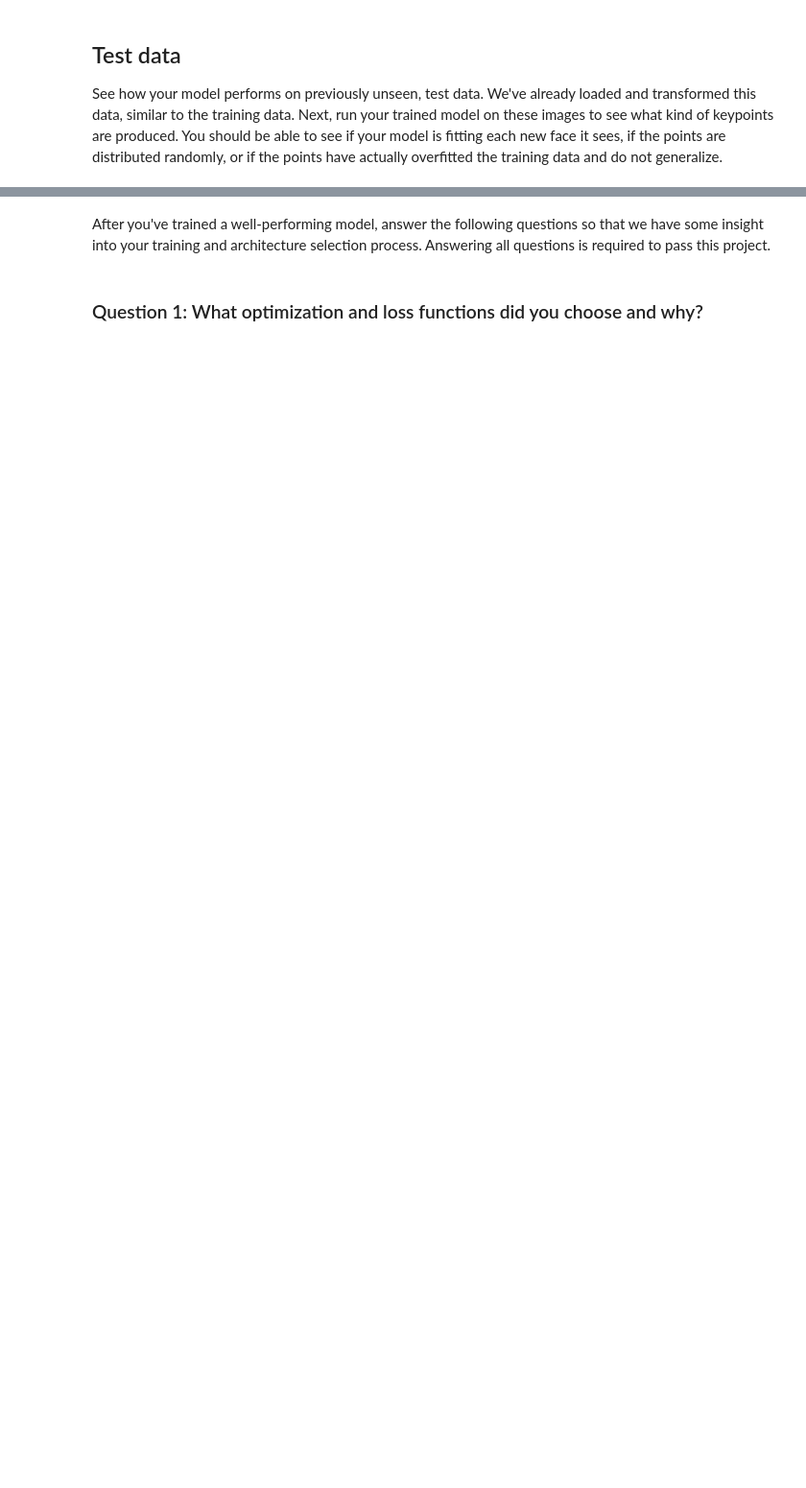
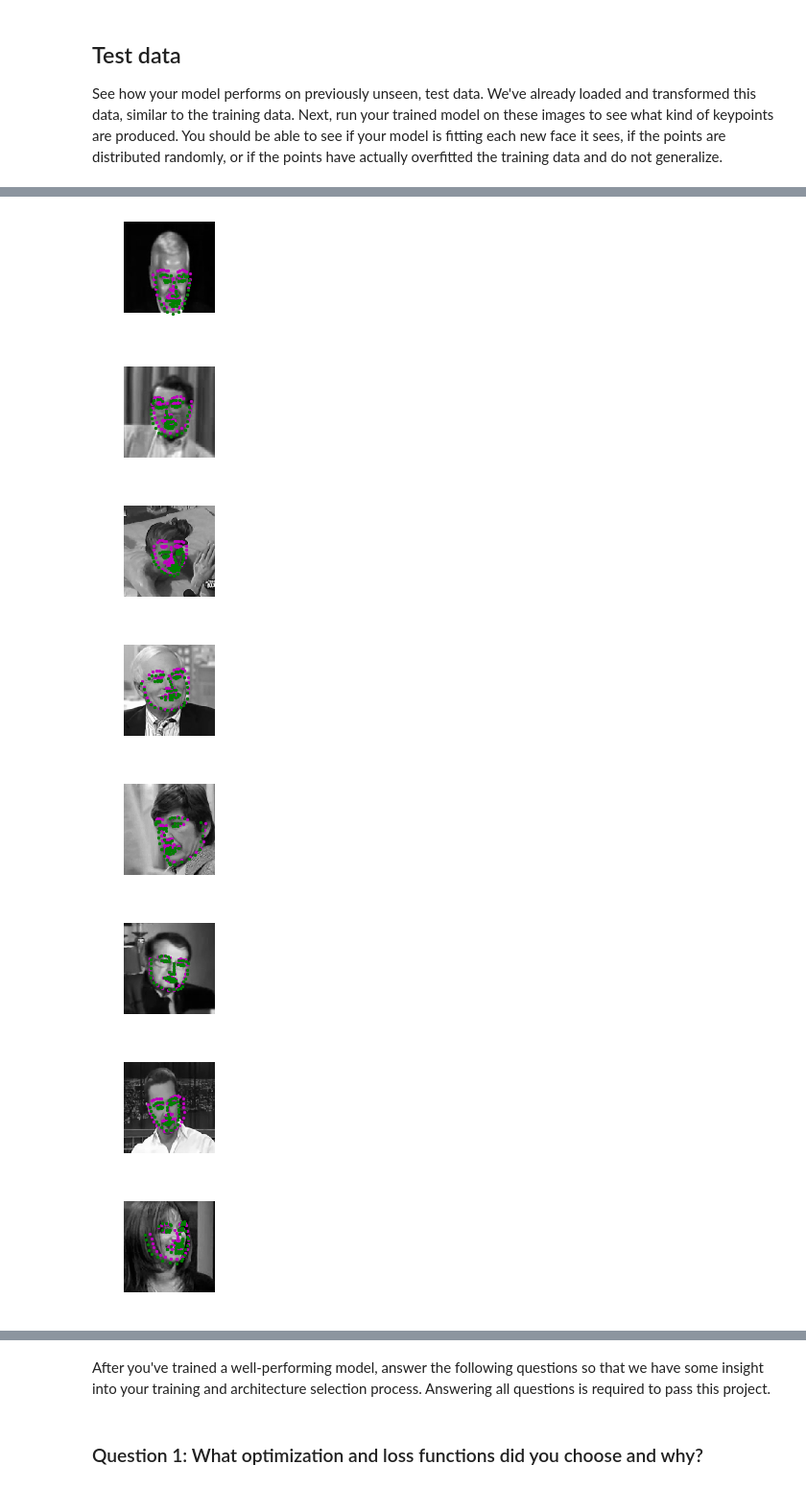
Before and after one commit to chief1988/P1_Facial_Keypoints, a Jupyter notebook: 2. Define the Network Architecture.ipynb, the cells around one changed output, grey strips where cells are left out. Shown: that part at 96% size. Cells and saved outputs as stored; diff of their text form; code cells hidden in the pictures; blank space fills up the shorter version.

```diff
--- a/2. Define the Network Architecture.ipynb
+++ b/2. Define the Network Architecture.ipynb
@@ -128,8 +174,8 @@ data_transform = transforms.Compose([Rescale(225),
 assert(data_transform is not None), 'Define a data_transform'
 # %%
 # create the transformed dataset
-transformed_dataset = FacialKeypointsDataset(csv_file='data/training_frames_keypoints.csv',
-                                             root_dir='data/training/',
+transformed_dataset = FacialKeypointsDataset(csv_file='/data/training_frames_keypoints.csv',
+                                             root_dir='/data/training/',
                                              transform=data_transform)
 
 
@@ -171,8 +223,8 @@ To visualize this test data, we have to go through some un-transformation steps
 # AND apply the data_transform you defined above
 
 # create the test dataset
-test_dataset = FacialKeypointsDataset(csv_file='data/test_frames_keypoints.csv',
-                                             root_dir='data/test/',
+test_dataset = FacialKeypointsDataset(csv_file='/data/test_frames_keypoints.csv',
+                                             root_dir='/data/test/',
                                              transform=data_transform)
 # %%
 # load test data in batches
@@ -375,5 +472,14 @@ print(gt_pts.size())
 # %%
 ## TODO: visualize your test output
 # you can use the same function as before, by un-commenting the line below:
 
-# visualize_output(test_images, test_outputs, gt_pts)
+visualize_output(test_images, test_outputs, gt_pts)
+# %% [output]
+[figure, added]
+[figure, added]
+[figure, added]
+[figure, added]
+[figure, added]
+[figure, added]
+[figure, added]
+[figure, added]
```
Also changed, not shown: parts of 25 cells of this notebook, 1 other file.
